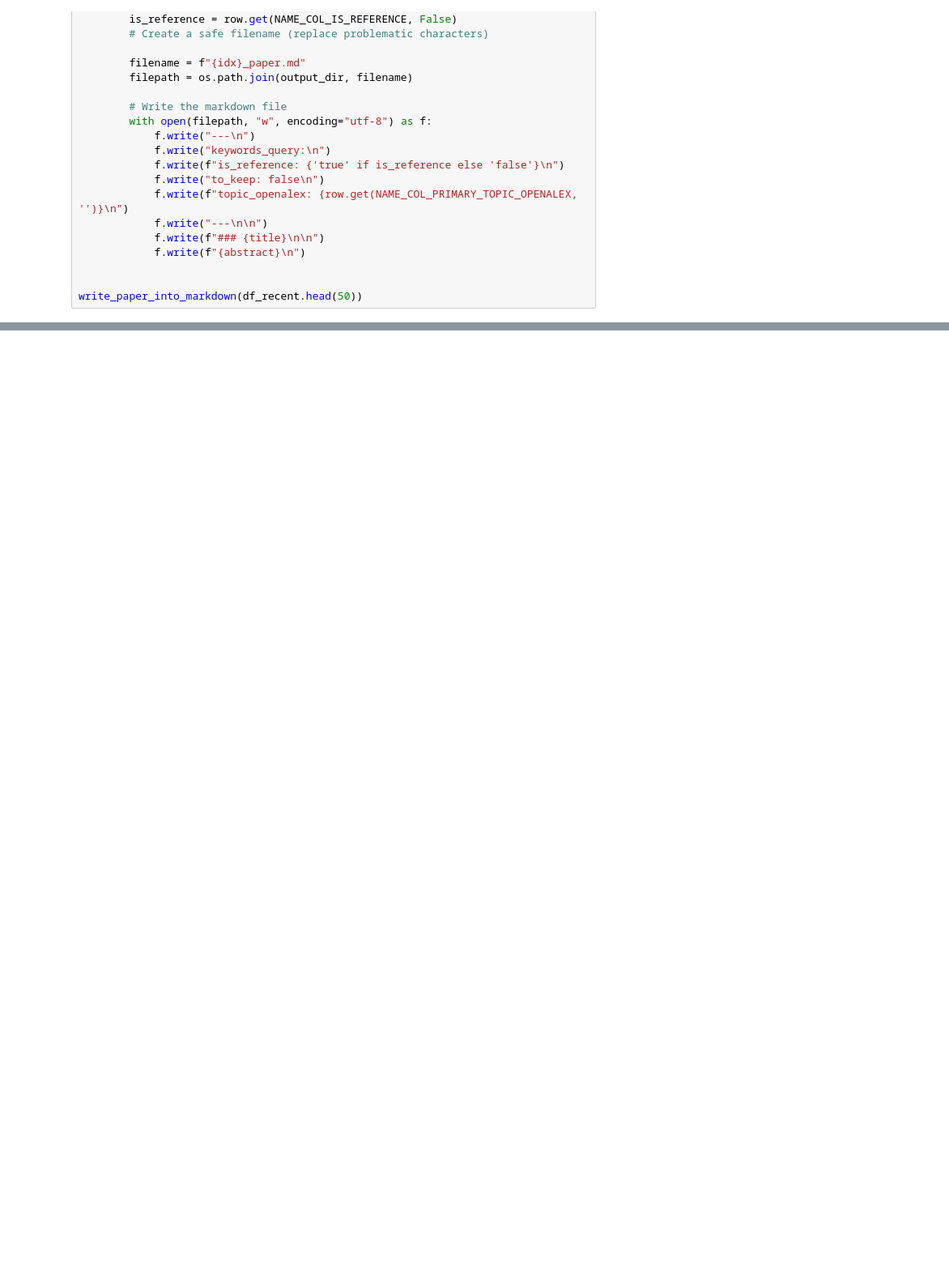
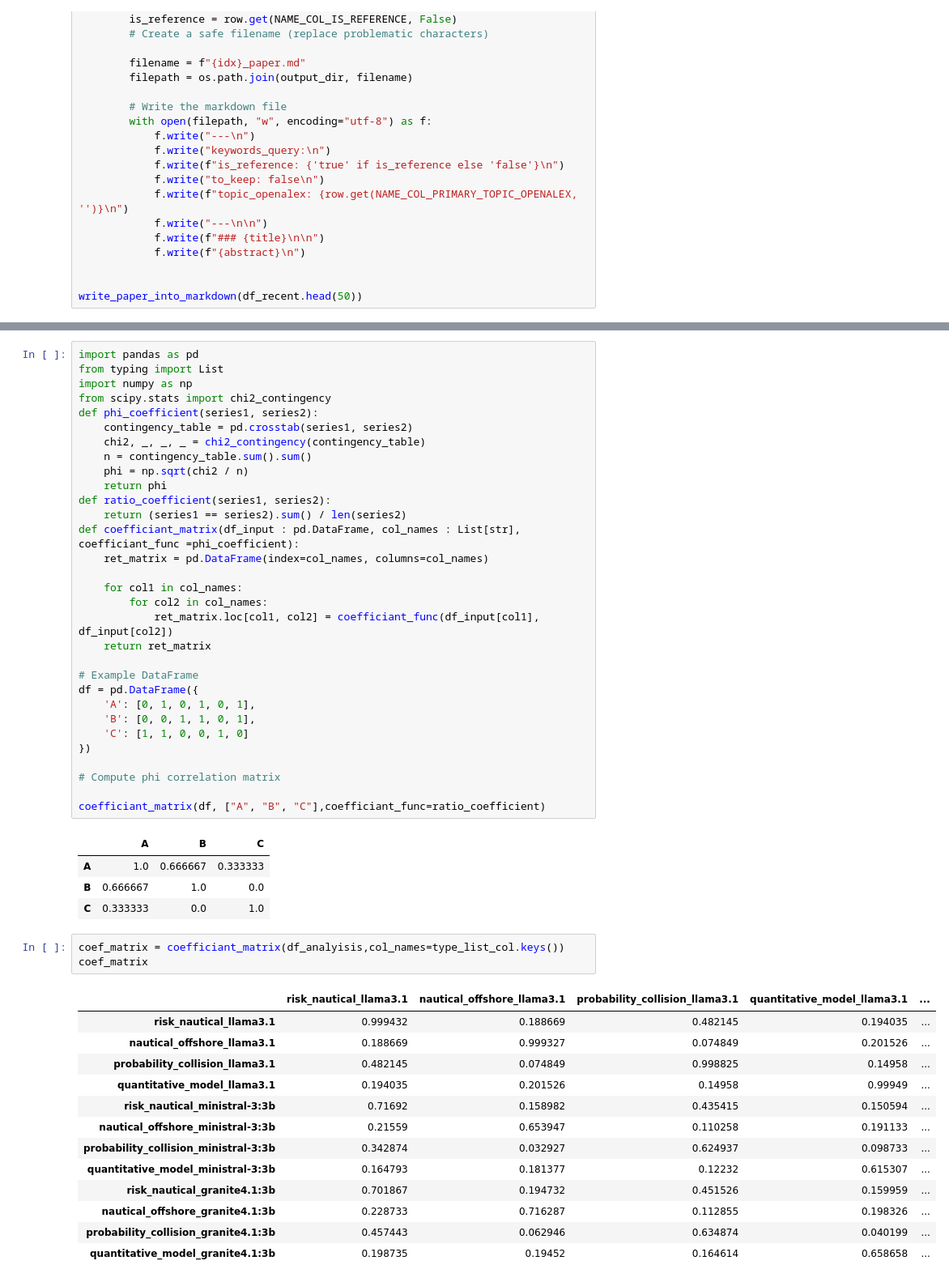
Before and after one commit to TUDelft-CITG/SLR-RAG, a Jupyter notebook: notebooks/test_api_extraction.ipynb, the cells around one changed output, grey strips where cells are left out. Shown at 81% size. Cells and saved outputs as stored; diff of their text form; blank space fills up the shorter version.

Commit message:
add correlation in notebooks

```diff
--- a/notebooks/test_api_extraction.ipynb
+++ b/notebooks/test_api_extraction.ipynb
@@ -843,0 +943,53 @@ write_paper_into_markdown(df_recent.head(50))
+# %%
+import pandas as pd
+from typing import List
+import numpy as np
+from scipy.stats import chi2_contingency
+def phi_coefficient(series1, series2):
+    contingency_table = pd.crosstab(series1, series2)
+    chi2, _, _, _ = chi2_contingency(contingency_table)
+    n = contingency_table.sum().sum()
+    phi = np.sqrt(chi2 / n)
+    return phi
+def ratio_coefficient(series1, series2):
+    return (series1 == series2).sum() / len(series2)
+def coefficiant_matrix(df_input : pd.DataFrame, col_names : List[str], coefficiant_func =phi_coefficient):
+    ret_matrix = pd.DataFrame(index=col_names, columns=col_names)
+
+    for col1 in col_names:
+        for col2 in col_names:
+            ret_matrix.loc[col1, col2] = coefficiant_func(df_input[col1], df_input[col2])
+    return ret_matrix
+
+# Example DataFrame
+df = pd.DataFrame({
+    'A': [0, 1, 0, 1, 0, 1],
+    'B': [0, 0, 1, 1, 0, 1],
+    'C': [1, 1, 0, 0, 1, 0]
+})
+
+# Compute phi correlation matrix
+
+coefficiant_matrix(df, ["A", "B", "C"],coefficiant_func=ratio_coefficient)
+# %% [output]
+|  | A | B | C |
+| A | 1.0 | 0.666667 | 0.333333 |
+| B | 0.666667 | 1.0 | 0.0 |
+| C | 0.333333 | 0.0 | 1.0 |
+# %%
+coef_matrix = coefficiant_matrix(df_analyisis,col_names=type_list_col.keys())
+coef_matrix
+# %% [output]
+|  | risk_nautical_llama3.1 | nautical_offshore_llama3.1 | probability_collision_llama3.1 | quantitative_model_llama3.1 | ... |
+| risk_nautical_llama3.1 | 0.999432 | 0.188669 | 0.482145 | 0.194035 | ... |
+| nautical_offshore_llama3.1 | 0.188669 | 0.999327 | 0.074849 | 0.201526 | ... |
+| probability_collision_llama3.1 | 0.482145 | 0.074849 | 0.998825 | 0.14958 | ... |
+| quantitative_model_llama3.1 | 0.194035 | 0.201526 | 0.14958 | 0.99949 | ... |
+| risk_nautical_ministral-3:3b | 0.71692 | 0.158982 | 0.435415 | 0.150594 | ... |
+| nautical_offshore_ministral-3:3b | 0.21559 | 0.653947 | 0.110258 | 0.191133 | ... |
+| probability_collision_ministral-3:3b | 0.342874 | 0.032927 | 0.624937 | 0.098733 | ... |
+| quantitative_model_ministral-3:3b | 0.164793 | 0.181377 | 0.12232 | 0.615307 | ... |
+| risk_nautical_granite4.1:3b | 0.701867 | 0.194732 | 0.451526 | 0.159959 | ... |
+| nautical_offshore_granite4.1:3b | 0.228733 | 0.716287 | 0.112855 | 0.198326 | ... |
+| probability_collision_granite4.1:3b | 0.457443 | 0.062946 | 0.634874 | 0.040199 | ... |
+| quantitative_model_granite4.1:3b | 0.198735 | 0.19452 | 0.164614 | 0.658658 | ... |
```
Also changed, not shown: parts of 11 cells of this notebook, 4 other files.
